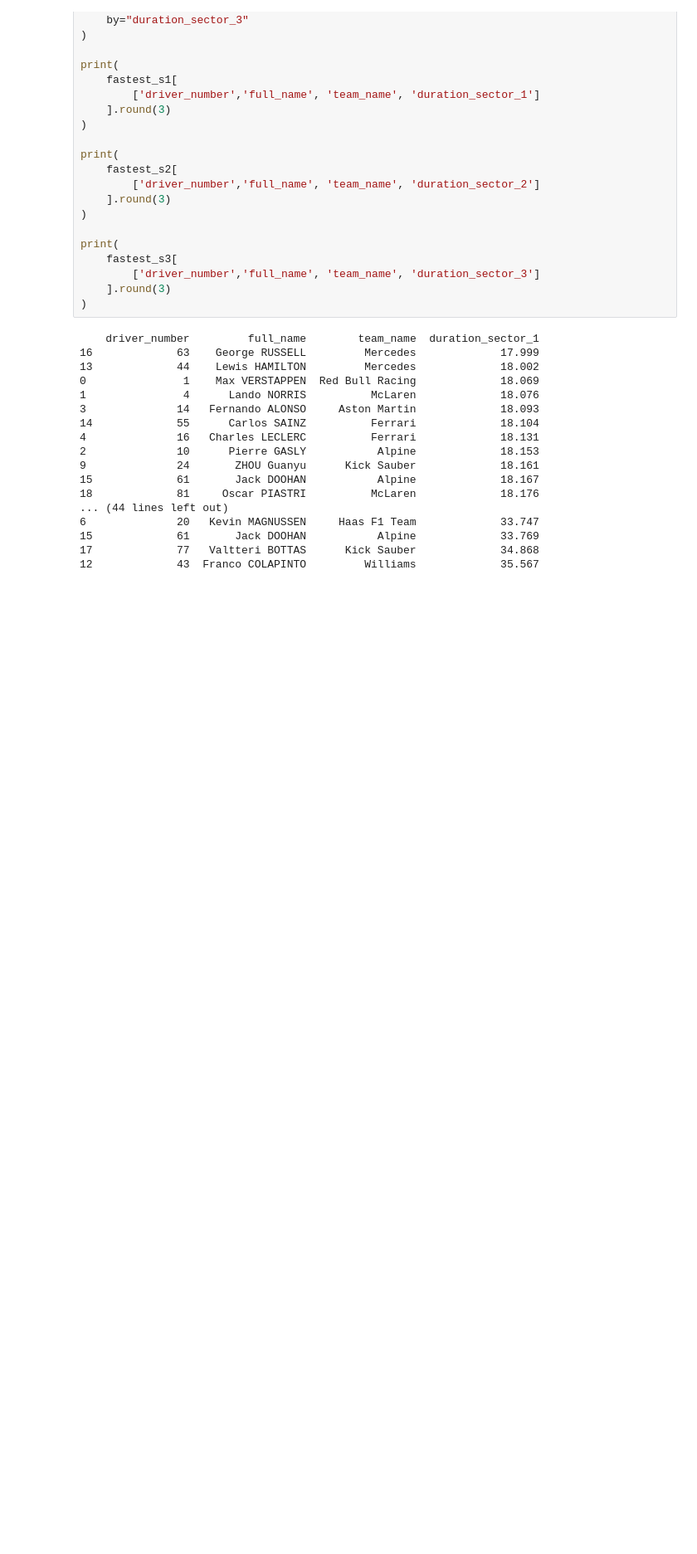
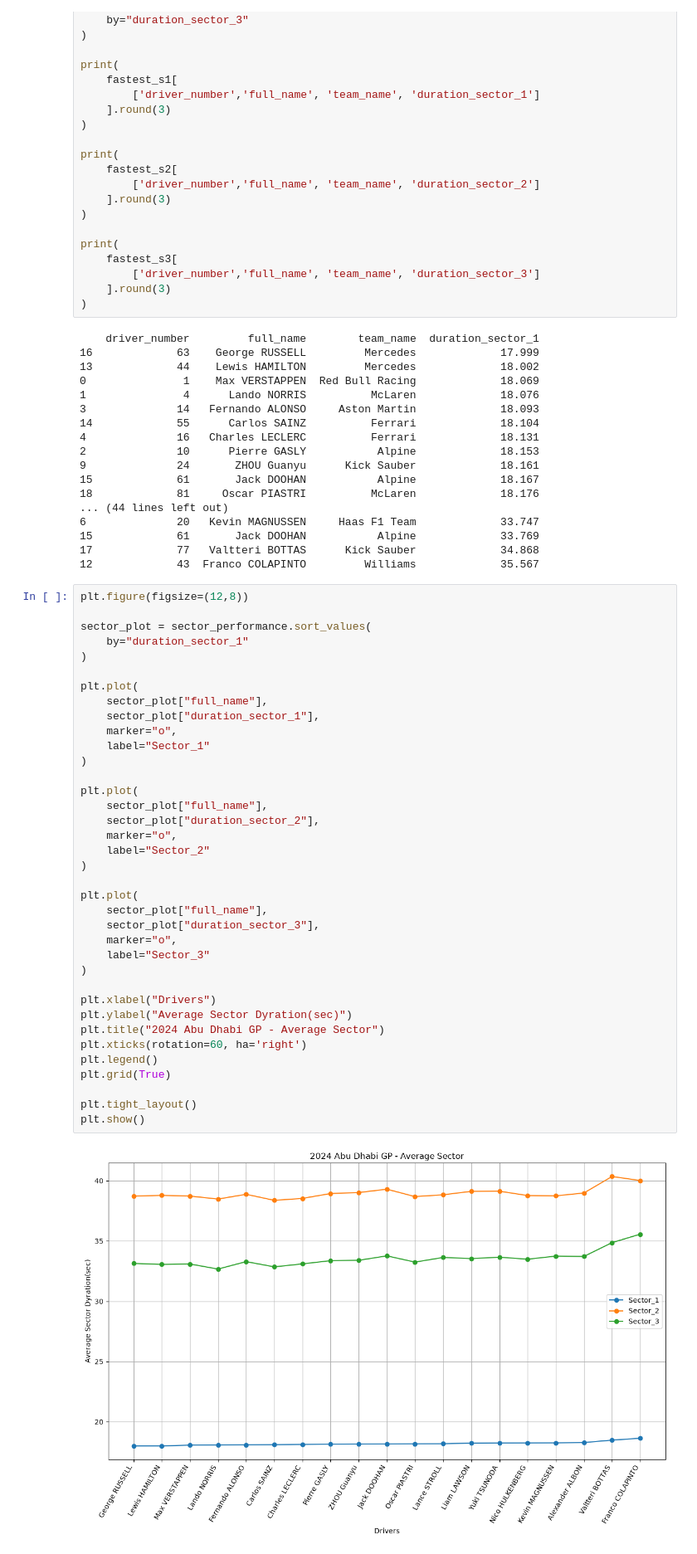
Before and after one commit to usma414/F1-Race-Intelligence-System, a Jupyter notebook: notebooks/01_initial_data_exploration.ipynb, the cells around one changed output. Shown at 83% size. Cells and saved outputs as stored; diff of their text form; blank space fills up the shorter version.

Commit message:
Sector wise Performance

```diff
--- a/notebooks/01_initial_data_exploration.ipynb
+++ b/notebooks/01_initial_data_exploration.ipynb
@@ -711,3 +711,42 @@ print(
 15             61       Jack DOOHAN           Alpine             33.769
 17             77   Valtteri BOTTAS      Kick Sauber             34.868
 12             43  Franco COLAPINTO         Williams             35.567
+# %%
+plt.figure(figsize=(12,8))
+
+sector_plot = sector_performance.sort_values(
+    by="duration_sector_1"
+)
+
+plt.plot(
+    sector_plot["full_name"],
+    sector_plot["duration_sector_1"],
+    marker="o",
+    label="Sector_1"
+)
+
+plt.plot(
+    sector_plot["full_name"],
+    sector_plot["duration_sector_2"],
+    marker="o",
+    label="Sector_2"
+)
+
+plt.plot(
+    sector_plot["full_name"],
+    sector_plot["duration_sector_3"],
+    marker="o",
+    label="Sector_3"
+)
+
+plt.xlabel("Drivers")
+plt.ylabel("Average Sector Dyration(sec)")
+plt.title("2024 Abu Dhabi GP - Average Sector")
+plt.xticks(rotation=60, ha='right')
+plt.legend()
+plt.grid(True)
+
+plt.tight_layout()
+plt.show()
+# %% [output]
+[figure, added]
```
